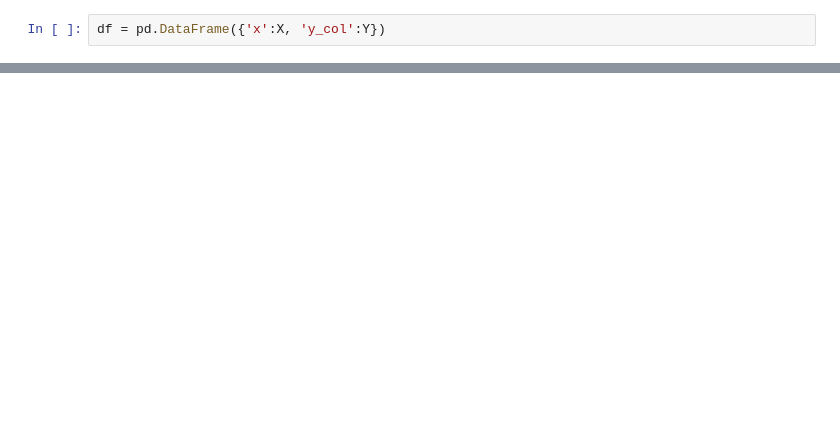
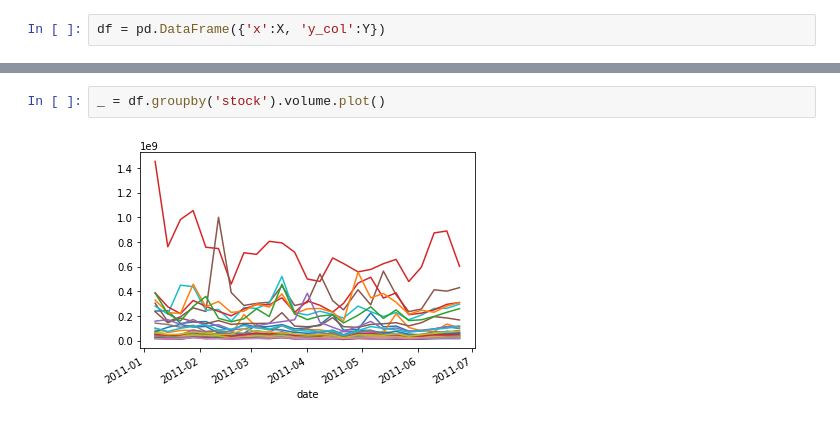
Before and after one commit to TrainingByPackt/Big-Data-Analysis-with-Python, a Jupyter notebook: Lesson02/Line.ipynb, the cells around one changed output, grey strips where cells are left out. Saved outputs shown, nothing was run; the diff lists cells and outputs as text; blank space fills up the shorter version.

```diff
--- a/Lesson02/Line.ipynb
+++ b/Lesson02/Line.ipynb
@@ -40,0 +57,4 @@ Type:      function
+# %%
+_ = df.groupby('stock').volume.plot()
+# %% [output]
+[figure, added]
```
Also changed, not shown: parts of 10 cells of this notebook, 8 other files.
